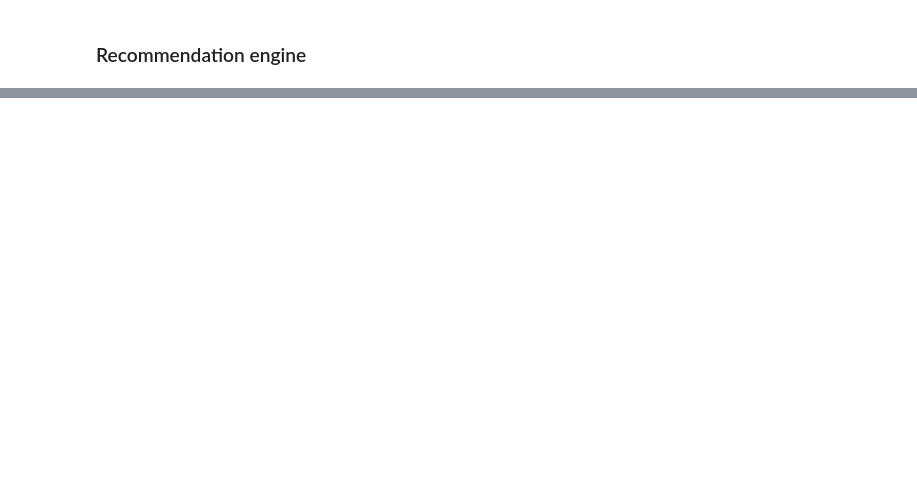
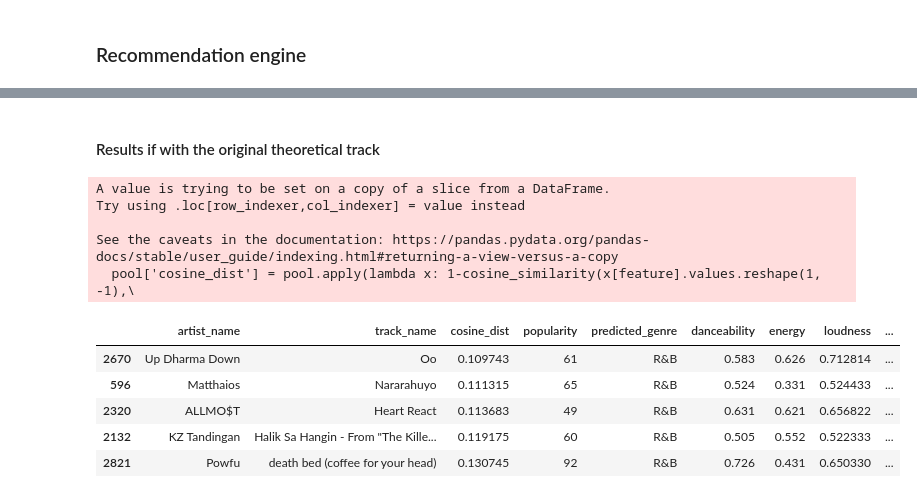
Before and after one commit to biogear13/EskwelabsCohort6Sprint2, a Jupyter notebook: team_emer/TeamEmer_Recommendation.ipynb, the cells around one changed output, grey strips where cells are left out. Drawn from its saved outputs; the diff is of its cells as text; code cells hidden in the pictures; blank space fills up the shorter version.

```diff
--- a/team_emer/TeamEmer_Recommendation.ipynb
+++ b/team_emer/TeamEmer_Recommendation.ipynb
@@ -35,0 +57,7 @@ spotifyopm = spotigy[spotify['']]
+# %%
+#scale the features that need scaling
+scaler = MinMaxScaler()
+spotifyopm['loudness'] = scaler.fit_transform(spotifyopm[['loudness']])
+spotifyopm['tempo'] =  scaler.fit_transform(spotifyopm[['tempo']])
+nyoy['loudness'] = scaler.fit_transform(nyoy[['loudness']])
+nyoy['tempo'] =  scaler.fit_transform(nyoy[['tempo']])
@@ -39,0 +77,10 @@ def recommend(seed_track):
+# %%
+#cosine distance
+def recommendcos(seed_track, pool, genre):
+    #compute cosine distances, audio features only
+    pool['cosine_dist'] = pool.apply(lambda x: 1-cosine_similarity(x[feature].values.reshape(1, -1),\
+                                                                  seed_track[feature].values.reshape(1, -1))\
+                                                                  .flatten()[0], axis=1)
+    result = pool[['artist_name','track_name','cosine_dist','popularity','predicted_genre']+feature].sort_values('cosine_dist')
+    result = result[result['predicted_genre'].isin(genre)][:5]
+    return result
@@ -39,0 +197,16 @@ def recommend(seed_track):
+# %% [markdown]
+#### Results if with the original theoretical track
+# %%
+recommendcos(seed_track = desiredtrack, pool = spotifyopm, genre = collab_genre)
+# %% [output]
+A value is trying to be set on a copy of a slice from a DataFrame.
+Try using .loc[row_indexer,col_indexer] = value instead
+
+See the caveats in the documentation: https://pandas.pydata.org/pandas-docs/stable/user_guide/indexing.html#returning-a-view-versus-a-copy
+  pool['cosine_dist'] = pool.apply(lambda x: 1-cosine_similarity(x[feature].values.reshape(1, -1),\
+|  | artist_name | track_name | cosine_dist | popularity | predicted_genre | danceability | energy | loudness | ... |
+| 2670 | Up Dharma Down | Oo | 0.109743 | 61 | R&B | 0.583 | 0.626 | 0.712814 | ... |
+| 596 | Matthaios | Nararahuyo | 0.111315 | 65 | R&B | 0.524 | 0.331 | 0.524433 | ... |
+| 2320 | ALLMO$T | Heart React | 0.113683 | 49 | R&B | 0.631 | 0.621 | 0.656822 | ... |
+| 2132 | KZ Tandingan | Halik Sa Hangin - From "The Kille... | 0.119175 | 60 | R&B | 0.505 | 0.552 | 0.522333 | ... |
+| 2821 | Powfu | death bed (coffee for your head) | 0.130745 | 92 | R&B | 0.726 | 0.431 | 0.650330 | ... |
```
Also changed, not shown: parts of 22 cells of this notebook.
